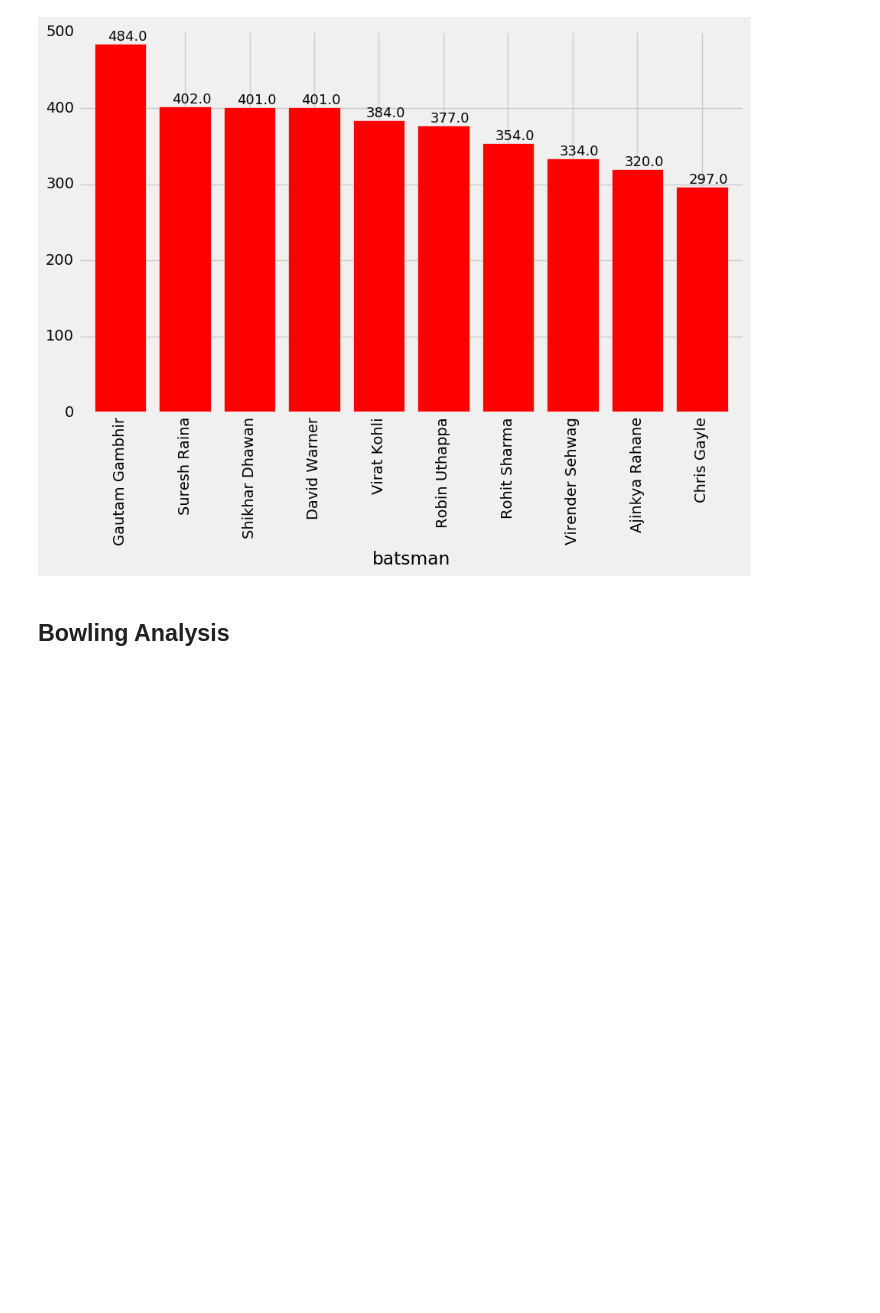
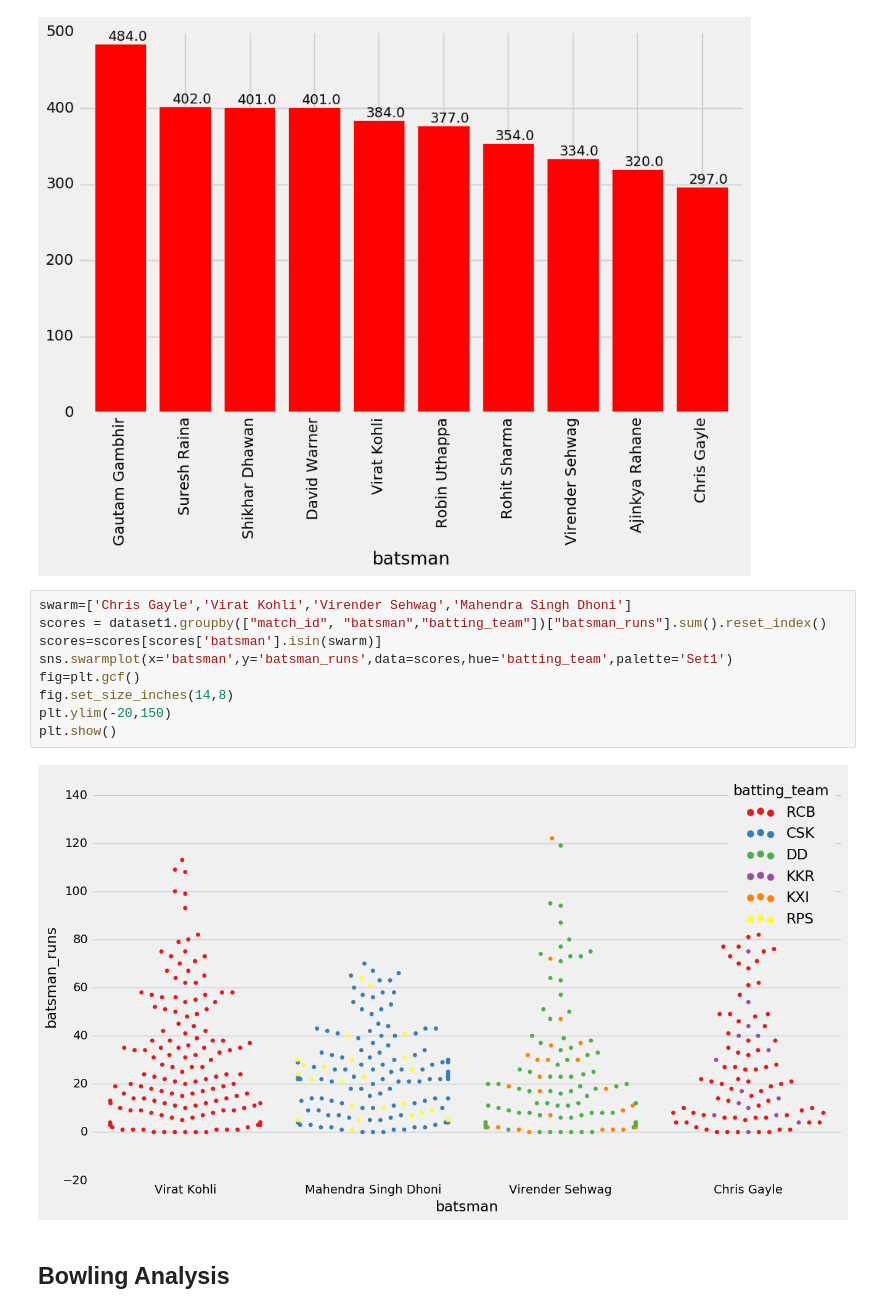
Before and after one commit to abhinav31796/IPL-data-analysis, a Jupyter notebook: IPL_Data_Analysis.ipynb, the cells around one changed output. Cells and saved outputs as stored; diff of their text form; blank space fills up the shorter version.

Commit message:
IPL Analysis- Batsman and Bowlers Analysis

```diff
--- a/IPL_Data_Analysis.ipynb
+++ b/IPL_Data_Analysis.ipynb
@@ -562,6 +562,17 @@ for p in ax.patches:
 plt.show()
 # %% [output]
 [figure]
+# %%
+swarm=['Chris Gayle','Virat Kohli','Virender Sehwag','Mahendra Singh Dhoni']
+scores = dataset1.groupby(["match_id", "batsman","batting_team"])["batsman_runs"].sum().reset_index()
+scores=scores[scores['batsman'].isin(swarm)]
+sns.swarmplot(x='batsman',y='batsman_runs',data=scores,hue='batting_team',palette='Set1')
+fig=plt.gcf()
+fig.set_size_inches(14,8)
+plt.ylim(-20,150)
+plt.show()
+# %% [output]
+[figure, added]
 # %% [markdown]
 ## Bowling Analysis
 # %%
```
Also changed, not shown: parts of 2 cells of this notebook.
